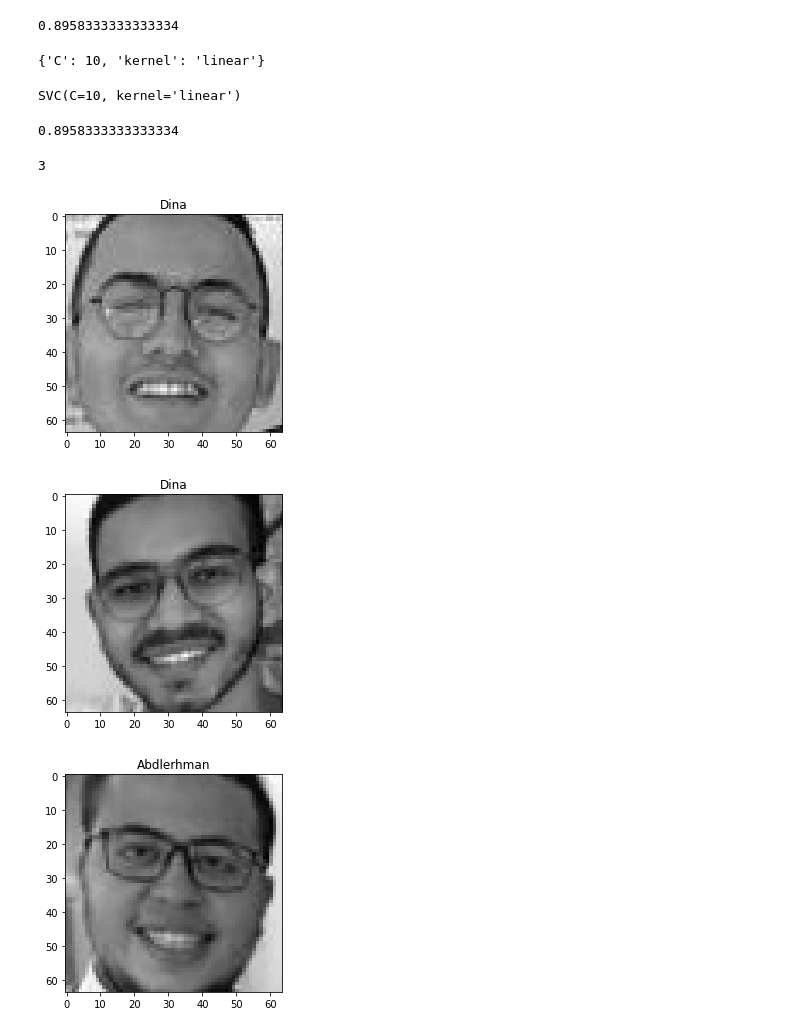
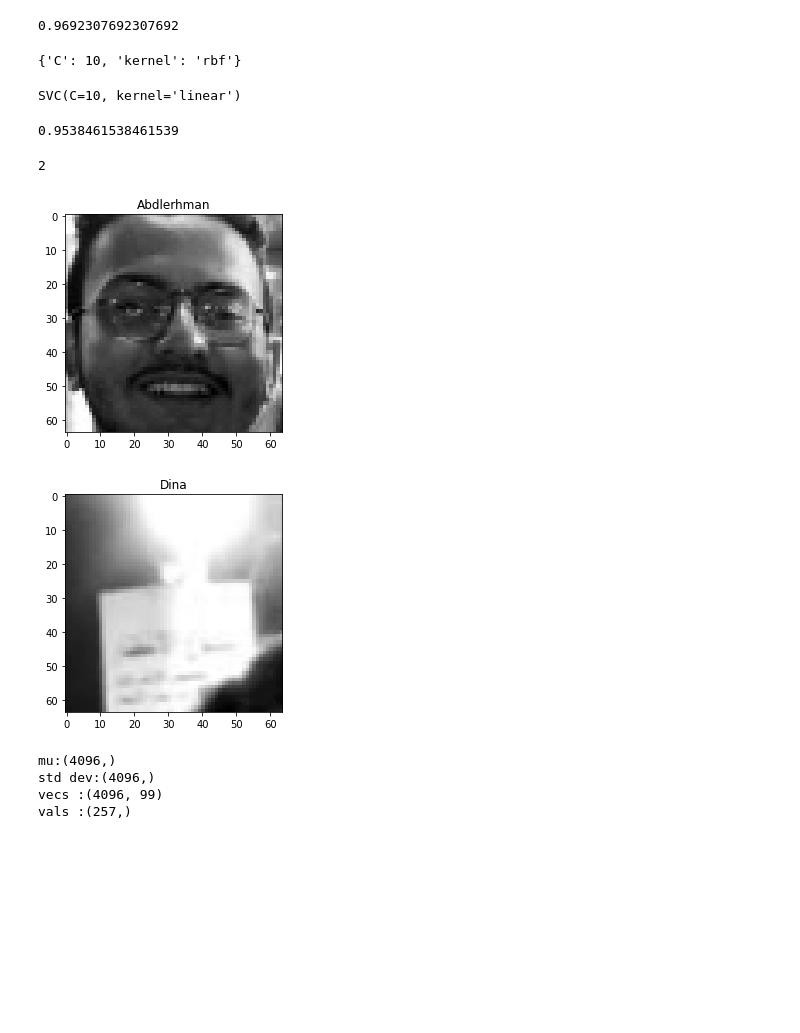
Before and after one commit to MahmoudRabea13/Find-My-Child, a Jupyter notebook: try.ipynb, the cells around one changed output. Drawn from its saved outputs; the diff is of its cells as text; code cells hidden in the pictures; blank space fills up the shorter version.

Commit message:
add classify and save loads functions

```diff
--- a/try.ipynb
+++ b/try.ipynb
@@ -6,5 +6,5 @@ from Classify import Classify
 import matplotlib.pyplot as plt
 from FaceDetection import FaceDetection
 # %%
-X = np.load('./NewImgs.npy')
-y = np.load('./Newy.npy')
+X = np.load('./NewDAta.npy')
+y = np.load('./NewDatay.npy')
@@ -41,7 +45,7 @@ for i in range(len(y_test)):
         acc += 1
 print(acc/len(y_test))
 # %% [output]
-0.8958333333333334
+0.9692307692307692
 # %%
 from sklearn.svm import SVC
 from sklearn.model_selection import GridSearchCV
@@ -50,7 +54,7 @@ best_model = GridSearchCV(model_svm,{'kernel' : ('poly', 'rbf','linear'), 'C':[0
 best_model.fit(X_red,y_train)
 print(best_model.best_params_)
 # %% [output]
-{'C': 10, 'kernel': 'linear'}
+{'C': 10, 'kernel': 'rbf'}
 # %%
 from sklearn.svm import SVC
 SVmmodel = SVC(kernel="linear",C=10)
@@ -60,33 +64,38 @@ SVC(C=10, kernel='linear')
 # %%
 SVmmodel.score(X_test_new,y_test)
 # %% [output]
-0.8958333333333334
+0.9538461538461539
 # %%
 import cv2
 names = ['Ahmed','Rabea','Nasser','Dina','Abdlerhman']
-X_try = cv2.imread('./4.jpg',0)
-n,dim  = Face.detect_faces('./4.jpg')
+X_try = cv2.imread('../1.jpeg',0)
+n,dim  = Face.detect_faces('../1.jpeg')
 print(n)
 imgs_n = []
 pred = []
 for i in range(n):
     new_img = X_try[dim[i][1]:dim[i][1]+dim[i][3],dim[i][0]:dim[i][0]+dim[i][2]]
     new_img = cv2.resize(new_img,(64,64))
     imgs_n.append(new_img)
 imgs_n = np.array(imgs_n)
 ll = pca.preprocess_data(imgs_n)
 ll = pca.reduce_dim(ll)
 for i in range(n):
-    # y_hat = SVmmodel.predict(ll[i].reshape(1,-1))
-    y_hat = Model.predict(ll[i,:])
-    pred.append(names[y_hat])
+    y_hat = SVmmodel.predict(ll[i].reshape(1,-1))
+    # y_hat = Model.predict(ll[i,:])
+    pred.append(names[y_hat[0]])
     plt.title(pred[i])
     plt.imshow(imgs_n[i],cmap="gray")
     plt.show()
 # %% [output]
-3
+2
-[figure, old version]
+[figure, new version]
-[figure, old version]
+[figure, new version]
-[figure, removed]
 # %%
 Model.save_weights()
+pca.save_preprocessing()
+# %% [output]
+mu:(4096,)
+std dev:(4096,)
+vecs :(4096, 99)
+vals :(257,)
```
Also changed, not shown: parts of 4 cells of this notebook, 12 other files.
